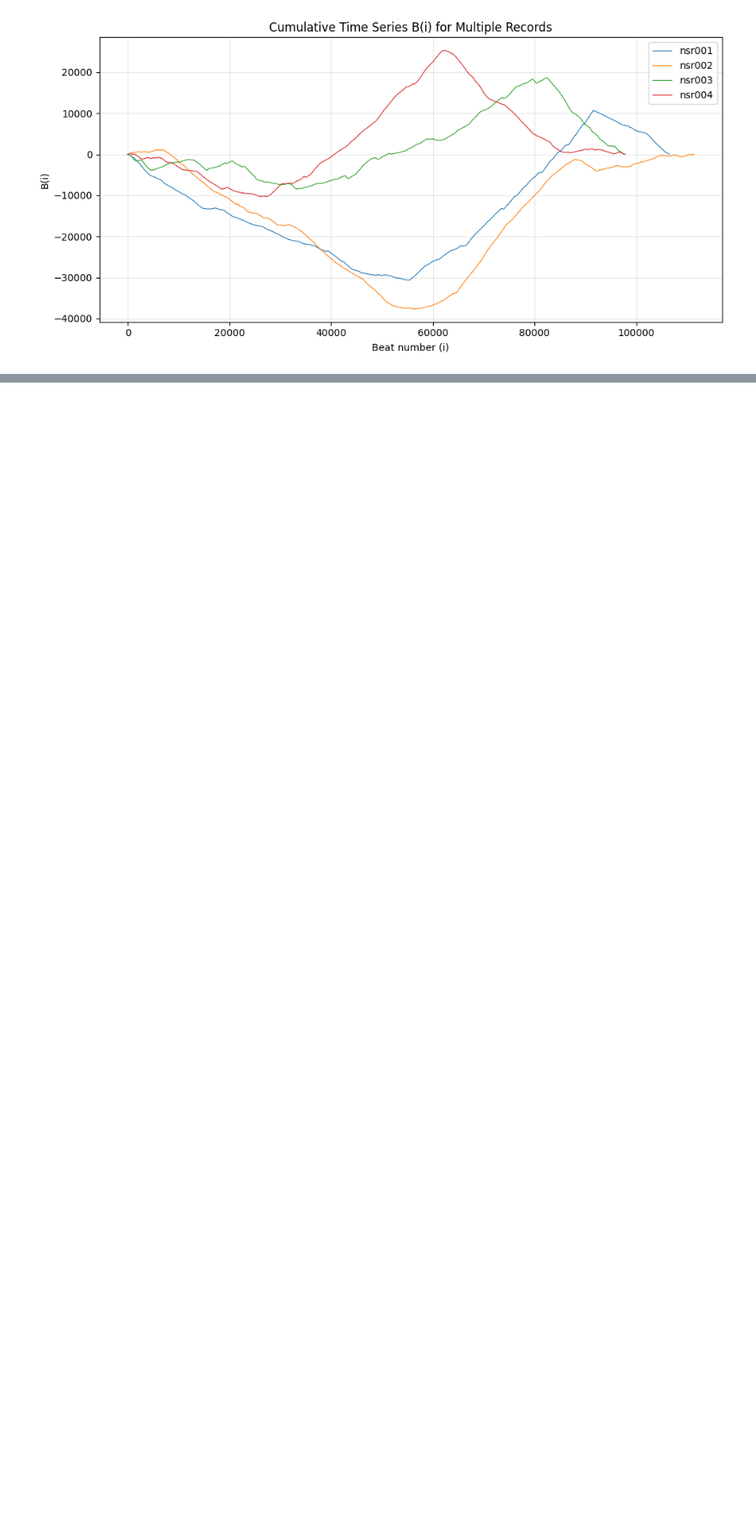
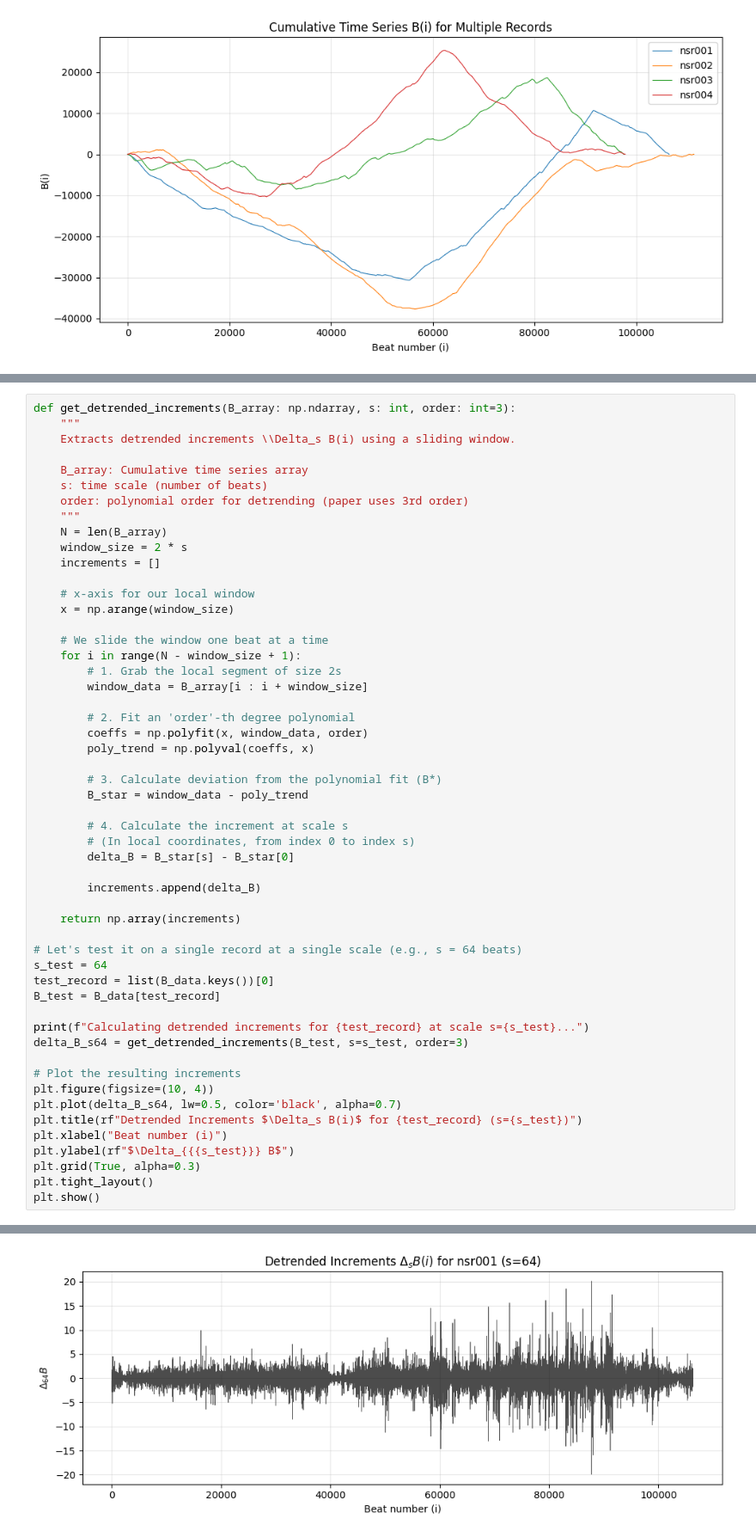
Before and after one commit to mohammad-amin-safaei/LCPAProject, a Jupyter notebook: main.ipynb, the cells around one changed output, grey strips where cells are left out. Shown at 86% size. Cells and saved outputs as stored; diff of their text form; blank space fills up the shorter version.

```diff
--- a/main.ipynb
+++ b/main.ipynb
@@ -64,0 +74,54 @@ plt.show()
+# %%
+def get_detrended_increments(B_array: np.ndarray, s: int, order: int=3):
+    """
+    Extracts detrended increments \\Delta_s B(i) using a sliding window.
+
+    B_array: Cumulative time series array
+    s: time scale (number of beats)
+    order: polynomial order for detrending (paper uses 3rd order)
+    """
+    N = len(B_array)
+    window_size = 2 * s
+    increments = []
+
+    # x-axis for our local window
+    x = np.arange(window_size)
+
+    # We slide the window one beat at a time
+    for i in range(N - window_size + 1):
+        # 1. Grab the local segment of size 2s
+        window_data = B_array[i : i + window_size]
+
+        # 2. Fit an 'order'-th degree polynomial
+        coeffs = np.polyfit(x, window_data, order)
+        poly_trend = np.polyval(coeffs, x)
+
+        # 3. Calculate deviation from the polynomial fit (B*)
+        B_star = window_data - poly_trend
+
+        # 4. Calculate the increment at scale s
+        # (In local coordinates, from index 0 to index s)
+        delta_B = B_star[s] - B_star[0]
+
+        increments.append(delta_B)
+
+    return np.array(increments)
+
+# Let's test it on a single record at a single scale (e.g., s = 64 beats)
+s_test = 64
+test_record = list(B_data.keys())[0]
+B_test = B_data[test_record]
+
+print(f"Calculating detrended increments for {test_record} at scale s={s_test}...")
+delta_B_s64 = get_detrended_increments(B_test, s=s_test, order=3)
+
+# Plot the resulting increments
+plt.figure(figsize=(10, 4))
+plt.plot(delta_B_s64, lw=0.5, color='black', alpha=0.7)
+plt.title(rf"Detrended Increments $\Delta_s B(i)$ for {test_record} (s={s_test})")
+plt.xlabel("Beat number (i)")
+plt.ylabel(rf"$\Delta_{{{s_test}}} B$")
+plt.grid(True, alpha=0.3)
+plt.tight_layout()
+plt.show()
+# %% [output]
@@ -64,0 +129 @@ plt.show()
+[figure, added]
```
Also changed, not shown: parts of 2 cells of this notebook.
